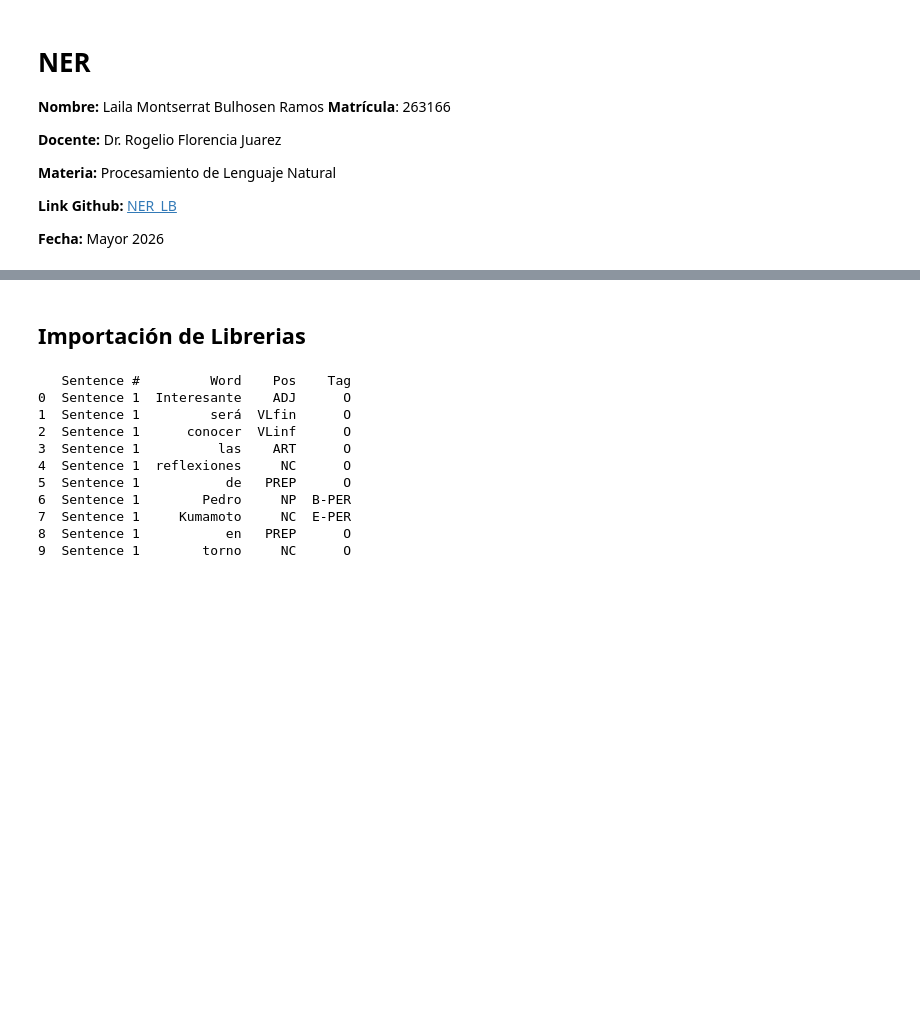
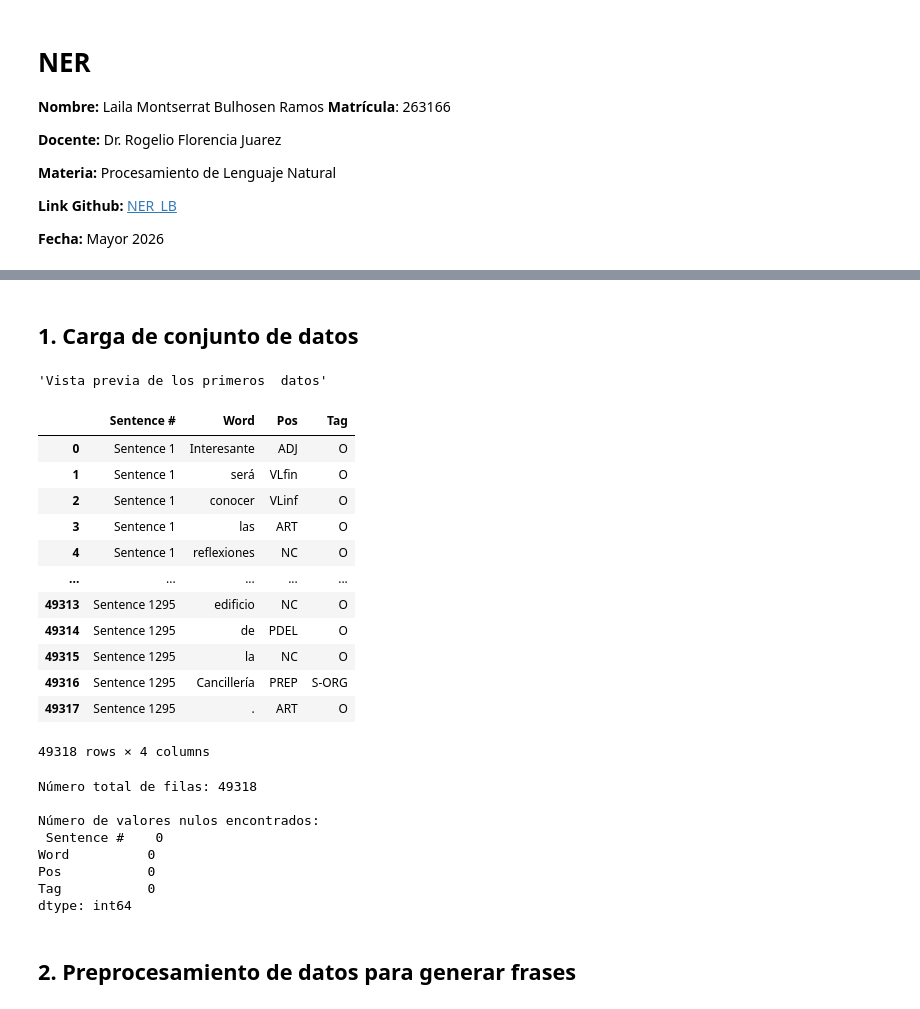
Before and after one commit to LailaBulh/Procesamiento_Lenguaje_Natural, a Jupyter notebook: NER_LB.ipynb, the cells around one changed output, grey strips where cells are left out. Cells and saved outputs as stored; diff of their text form; code cells hidden in the pictures; blank space fills up the shorter version.

```diff
--- a/NER_LB.ipynb
+++ b/NER_LB.ipynb
@@ -25,20 +27,42 @@ Mounted at /content/drive
-# %% [markdown]
-## **Importación de Librerias**
+# %% [markdown]
+## **1. Carga de conjunto de datos**
 # %%
 import pandas as pd
 # %%
+### Carga de archivo
+
 NER_df = pd.read_csv('/content/drive/MyDrive/Procesamiento Lenguaje Natural/split1.mx-news.txt', sep = '\t')
-
-print(NER_df.head(10))
-# %% [output]
-   Sentence #         Word    Pos    Tag
-0  Sentence 1  Interesante    ADJ      O
-1  Sentence 1         será  VLfin      O
-2  Sentence 1      conocer  VLinf      O
-3  Sentence 1          las    ART      O
-4  Sentence 1  reflexiones     NC      O
-5  Sentence 1           de   PREP      O
-6  Sentence 1        Pedro     NP  B-PER
-7  Sentence 1     Kumamoto     NC  E-PER
-8  Sentence 1           en   PREP      O
-9  Sentence 1        torno     NC      O
+# %%
+### Vista previa de los primeros  datos
+display('Vista previa de los primeros  datos', NER_df)
+
+### Número de filas
+print(f'Número total de filas: {NER_df['Sentence #'].count()} \n')
+
+### Count de nulls
+print('Número de valores nulos encontrados:\n', NER_df.isnull().sum())
+# %% [output]
+'Vista previa de los primeros  datos'
+|  | Sentence # | Word | Pos | Tag |
+| 0 | Sentence 1 | Interesante | ADJ | O |
+| 1 | Sentence 1 | será | VLfin | O |
+| 2 | Sentence 1 | conocer | VLinf | O |
+| 3 | Sentence 1 | las | ART | O |
+| 4 | Sentence 1 | reflexiones | NC | O |
+| ... | ... | ... | ... | ... |
+| 49313 | Sentence 1295 | edificio | NC | O |
+| 49314 | Sentence 1295 | de | PDEL | O |
+| 49315 | Sentence 1295 | la | NC | O |
+| 49316 | Sentence 1295 | Cancillería | PREP | S-ORG |
+| 49317 | Sentence 1295 | . | ART | O |
+49318 rows × 4 columns
+Número total de filas: 49318
+
+Número de valores nulos encontrados:
+ Sentence #    0
+Word          0
+Pos           0
+Tag           0
+dtype: int64
+# %% [markdown]
+## **2. Preprocesamiento de datos para generar frases**
```
Also changed, not shown: parts of 24 cells of this notebook.
